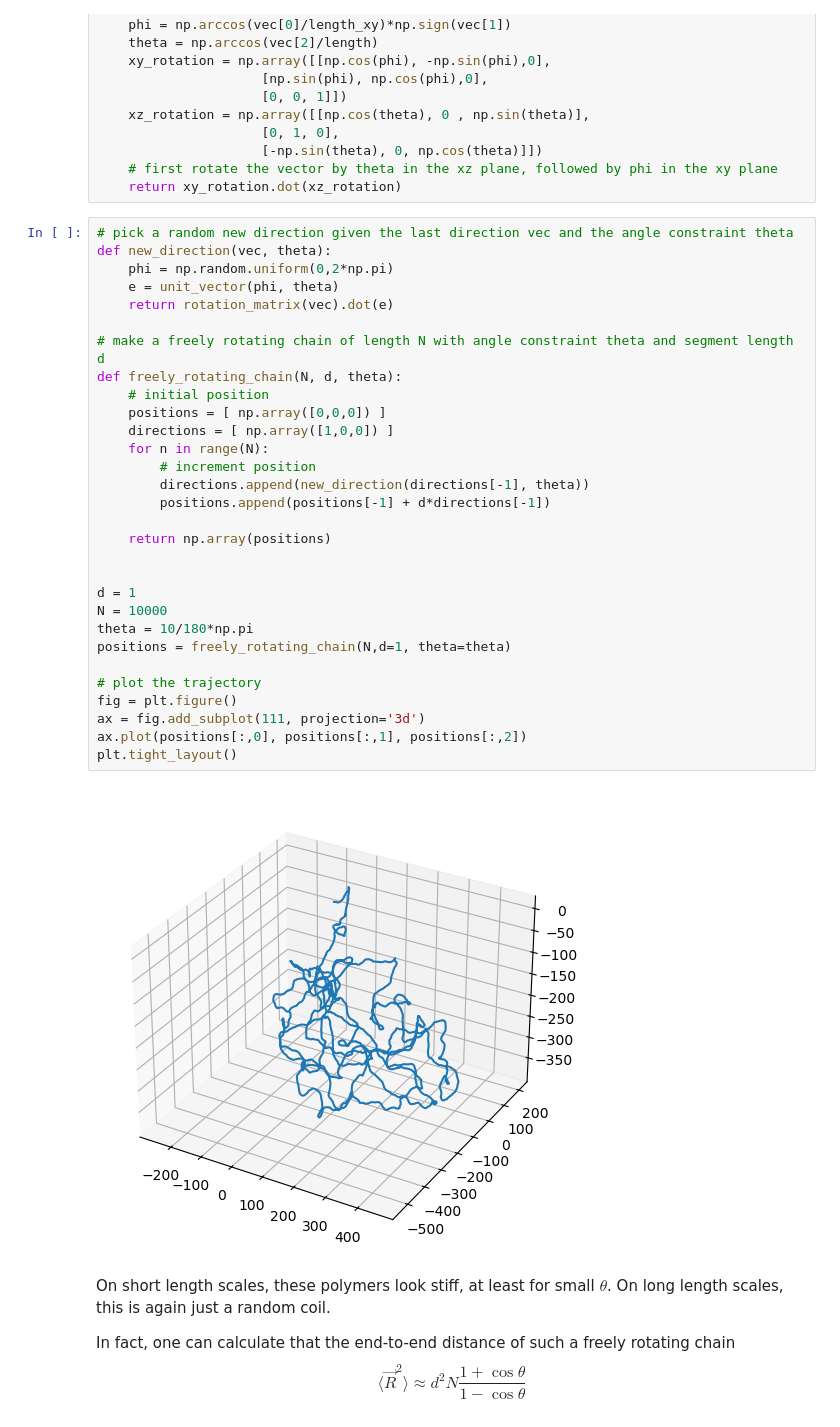
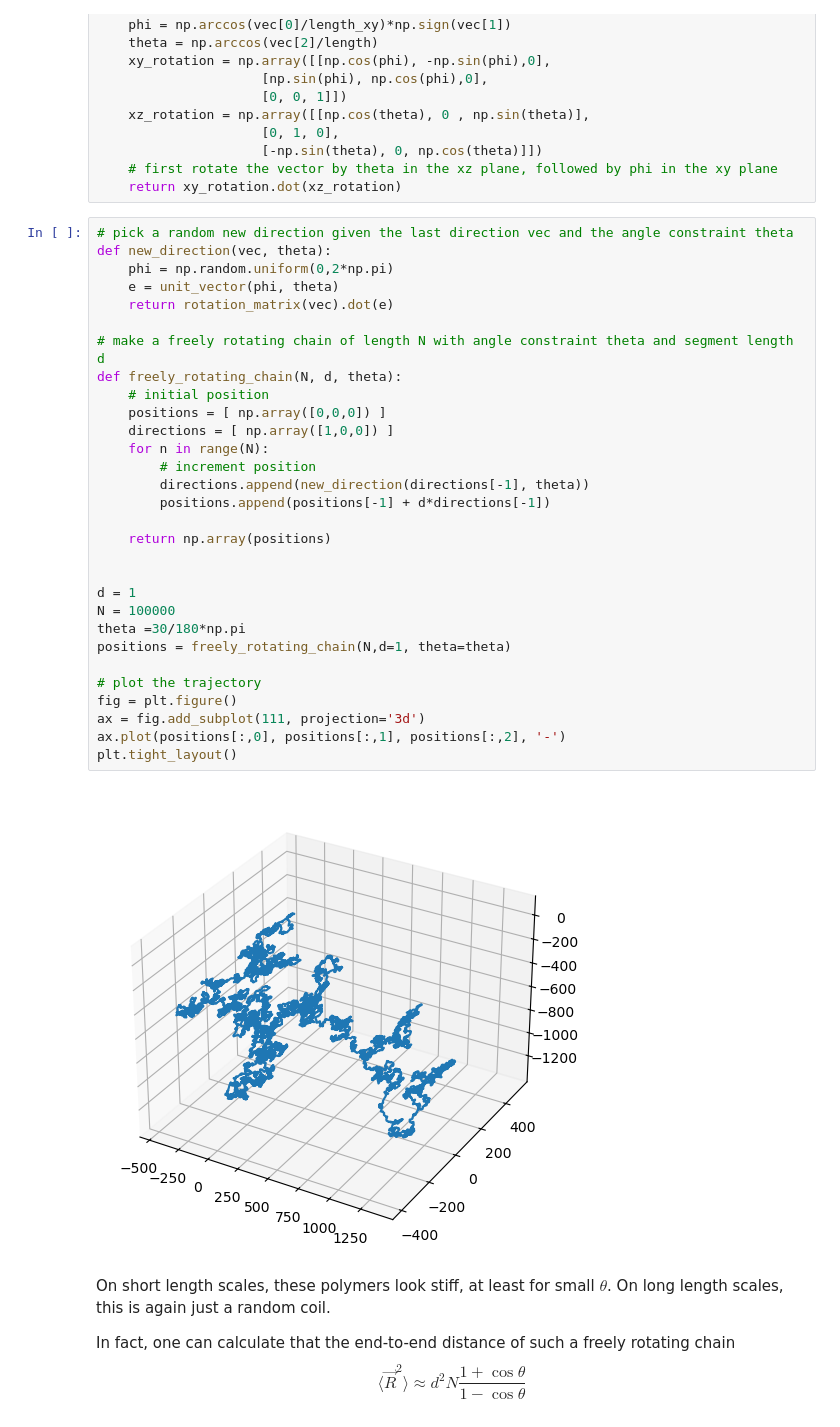
Before and after one commit to neherlab/PoL1-course-materials, a Jupyter notebook: notebooks/lecture07b_StiffPolymers.ipynb, the cells around one changed output. Saved outputs shown, nothing was run; the diff lists cells and outputs as text.

```diff
--- a/notebooks/lecture07b_StiffPolymers.ipynb
+++ b/notebooks/lecture07b_StiffPolymers.ipynb
@@ -44,35 +44,35 @@ def rotation_matrix(vec):
 # %%
 # pick a random new direction given the last direction vec and the angle constraint theta
 def new_direction(vec, theta):
     phi = np.random.uniform(0,2*np.pi)
     e = unit_vector(phi, theta)
     return rotation_matrix(vec).dot(e)
 
 # make a freely rotating chain of length N with angle constraint theta and segment length d
 def freely_rotating_chain(N, d, theta):
     # initial position
     positions = [ np.array([0,0,0]) ]
     directions = [ np.array([1,0,0]) ]
     for n in range(N):
         # increment position
         directions.append(new_direction(directions[-1], theta))
         positions.append(positions[-1] + d*directions[-1])
 
     return np.array(positions)
 
 
 d = 1
-N = 10000
-theta = 10/180*np.pi
+N = 100000
+theta =30/180*np.pi
 positions = freely_rotating_chain(N,d=1, theta=theta)
 
 # plot the trajectory
 fig = plt.figure()
 ax = fig.add_subplot(111, projection='3d')
-ax.plot(positions[:,0], positions[:,1], positions[:,2])
+ax.plot(positions[:,0], positions[:,1], positions[:,2], '-')
 plt.tight_layout()
 # %% [output]
-[figure, old version]
+[figure, new version]
 # %% [markdown]
 On short length scales, these polymers look stiff, at least for small $\theta$. On long length scales, this is again just a random coil.
 
```
Also changed, not shown: parts of 1 cell of this notebook, 9 other files.
